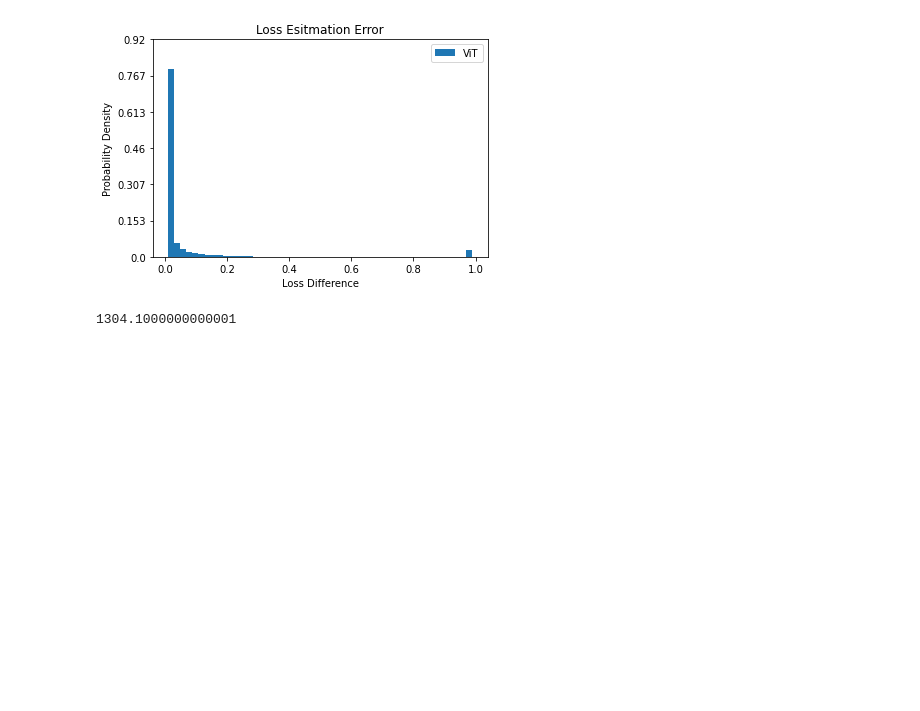
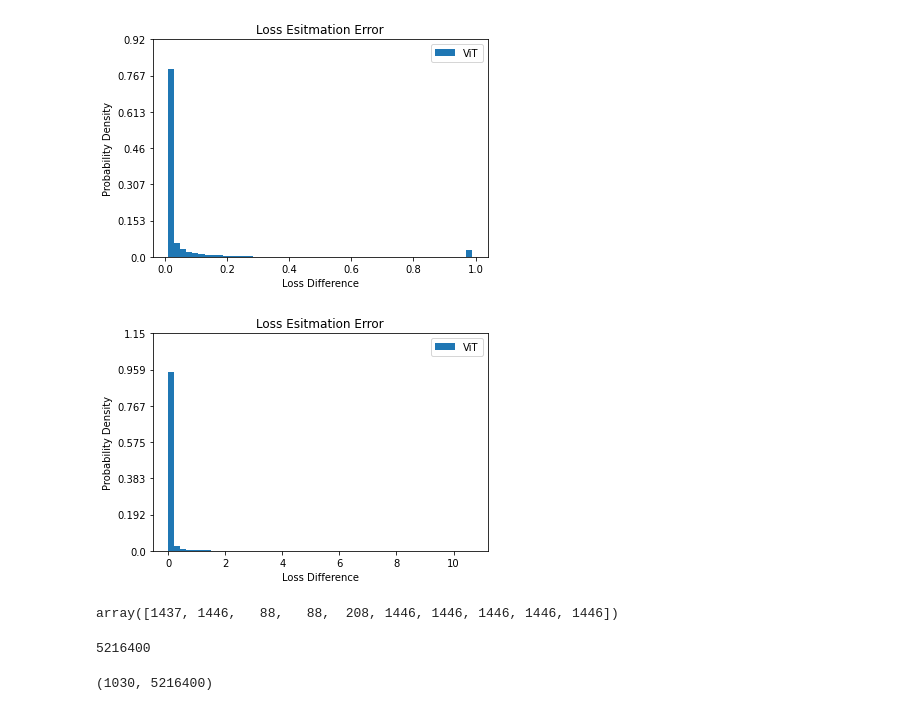
Before and after one commit to susanbao/pytorch-segmentation, a Jupyter notebook: estimated_loss_analysis.ipynb, the cells around one changed output. Drawn from its saved outputs; the diff is of its cells as text; code cells hidden in the pictures; blank space fills up the shorter version.

```diff
--- a/estimated_loss_analysis.ipynb
+++ b/estimated_loss_analysis.ipynb
@@ -155,6 +155,20 @@ display_data_hist(val_estimated_loss)
 # %% [output]
 [figure]
 # %%
-val_estimated_loss.size * 0.001
+val_loss = np_read("/workspace/pytorch-segmentation/pro_data/PSPNet_VOC/val/region_8_8_true_losses.npy")
+# val_loss = val_loss[val_loss>0.1]
+display_data_hist(val_loss)
 # %% [output]
-1304.1000000000001
+[figure, added]
+# %%
+val_loss.argsort()[-10:] // 3600
+# %% [output]
+array([1437, 1446,   88,   88,  208, 1446, 1446, 1446, 1446, 1446])
+# %%
+val_loss.size
+# %% [output]
+5216400
+# %%
+(val_loss>5).sum(), 1449 * 3600
+# %% [output]
+(1030, 5216400)
```
Also changed, not shown: parts of 13 cells of this notebook, 3 other files.
